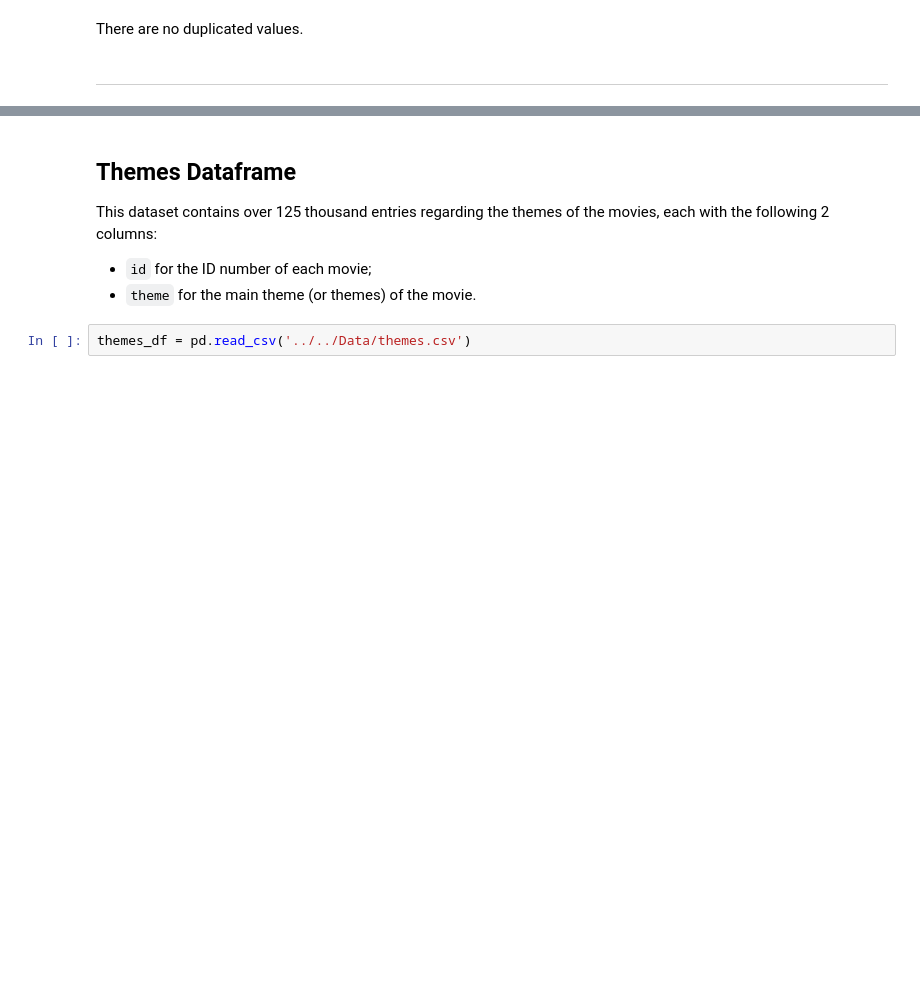
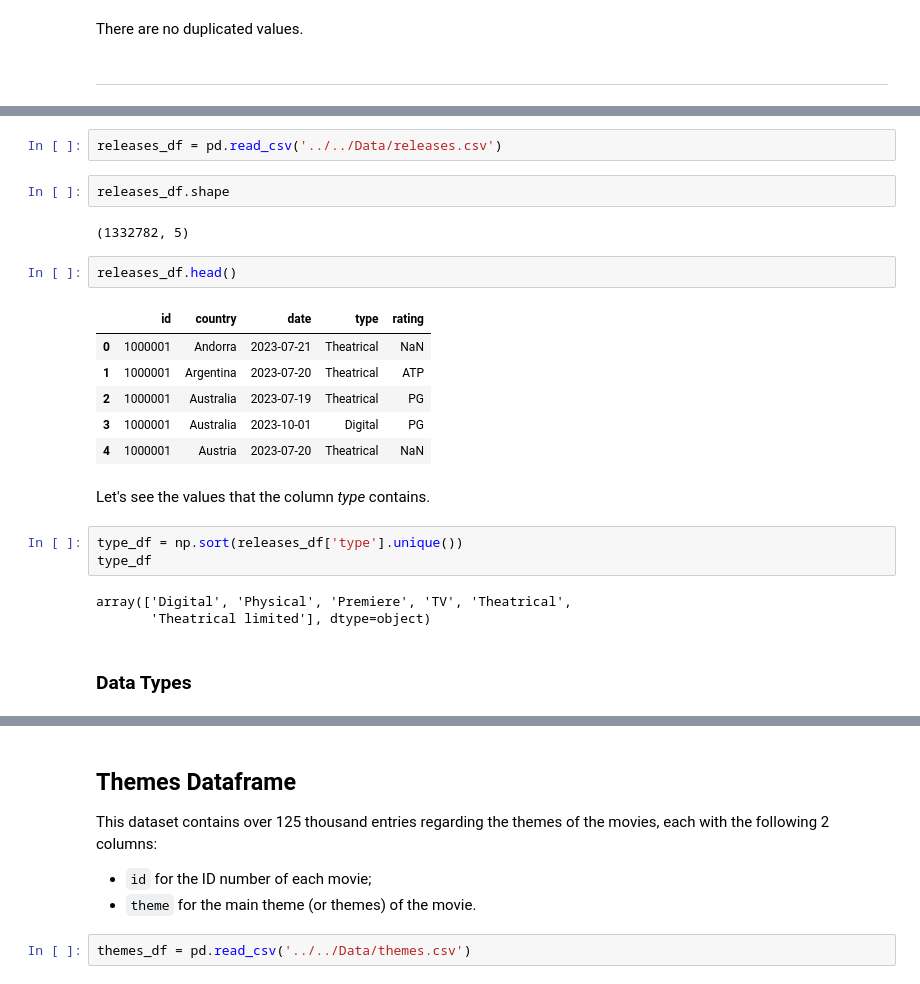
Before and after one commit to Kristalliste/IUM-TWEB, a Jupyter notebook: solution/Notebooks/Exploration/exploration.ipynb, the cells around one changed output, grey strips where cells are left out. Drawn from its saved outputs; the diff is of its cells as text; blank space fills up the shorter version.

Commit message:
Done releases

```diff
--- a/solution/Notebooks/Exploration/exploration.ipynb
+++ b/solution/Notebooks/Exploration/exploration.ipynb
@@ -598,0 +672,25 @@ There are no duplicated values.
+# %%
+releases_df = pd.read_csv('../../Data/releases.csv')
+# %%
+releases_df.shape
+# %% [output]
+(1332782, 5)
+# %%
+releases_df.head()
+# %% [output]
+|  | id | country | date | type | rating |
+| 0 | 1000001 | Andorra | 2023-07-21 | Theatrical | NaN |
+| 1 | 1000001 | Argentina | 2023-07-20 | Theatrical | ATP |
+| 2 | 1000001 | Australia | 2023-07-19 | Theatrical | PG |
+| 3 | 1000001 | Australia | 2023-10-01 | Digital | PG |
+| 4 | 1000001 | Austria | 2023-07-20 | Theatrical | NaN |
+# %% [markdown]
+Let's see the values that the column _type_ contains.
+# %%
+type_df = np.sort(releases_df['type'].unique())
+type_df
+# %% [output]
+array(['Digital', 'Physical', 'Premiere', 'TV', 'Theatrical',
+       'Theatrical limited'], dtype=object)
+# %% [markdown]
+### Data Types
```
Also changed, not shown: parts of 29 cells of this notebook.
